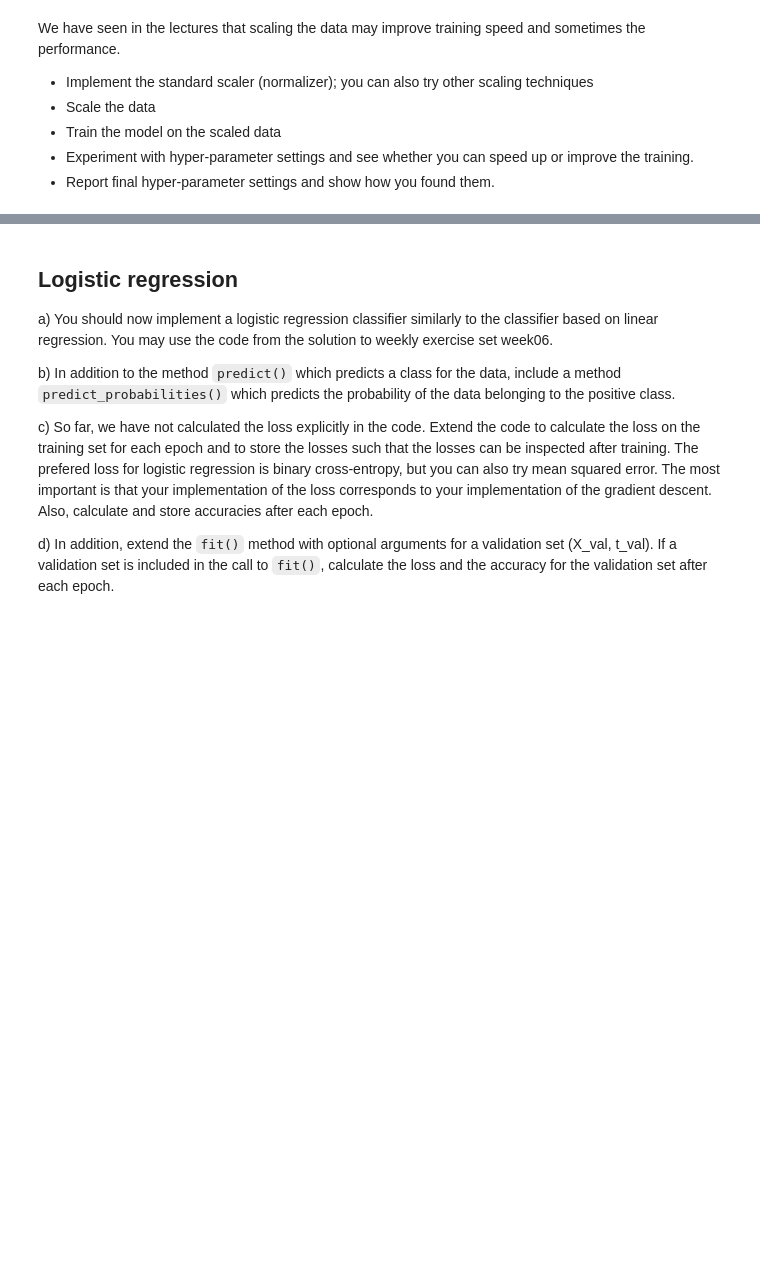
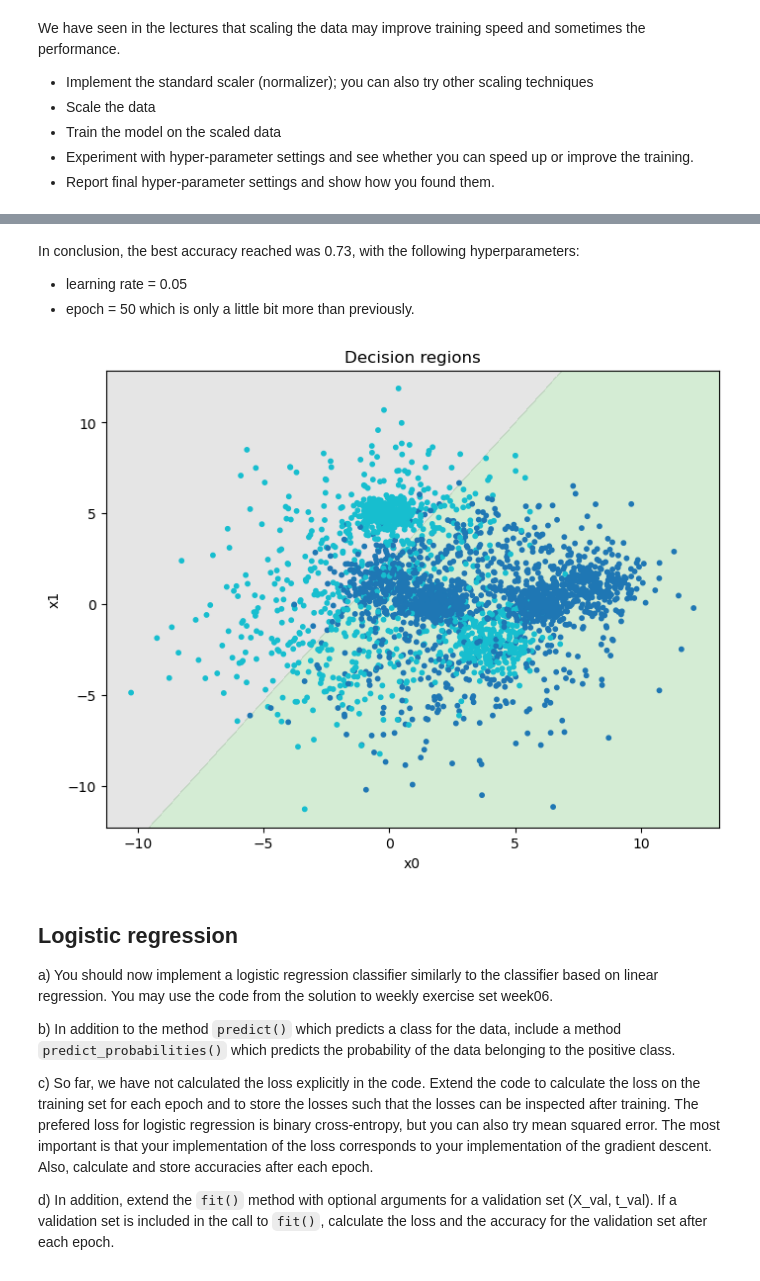
Before and after one commit to sofija-13/intro_AI-ML, a Jupyter notebook: assignment2/in3050_in4050_2025_assignment_2.ipynb, the cells around one changed output, grey strips where cells are left out. Cells and saved outputs as stored; diff of their text form; code cells hidden in the pictures; blank space fills up the shorter version.

```diff
--- a/assignment2/in3050_in4050_2025_assignment_2.ipynb
+++ b/assignment2/in3050_in4050_2025_assignment_2.ipynb
@@ -222,3 +353,13 @@ We have seen in the lectures that scaling the data may improve training speed an
+# %% [markdown]
+In conclusion, the best accuracy reached was 0.73, with the following hyperparameters:
+- learning rate = 0.05
+- epoch = 50
+which is only a little bit more than previously.
+# %%
+cl.fit(X_train, t2_train, best_hyperparameters[0], best_hyperparameters[1])
+plot_decision_regions(X_train, t2_train, cl)
+# %% [output]
+[figure, added]
 # %% [markdown]
 ## Logistic regression
 a) You should now implement a logistic regression classifier similarly to the classifier based on linear regression.
```
Also changed, not shown: parts of 15 cells of this notebook.
